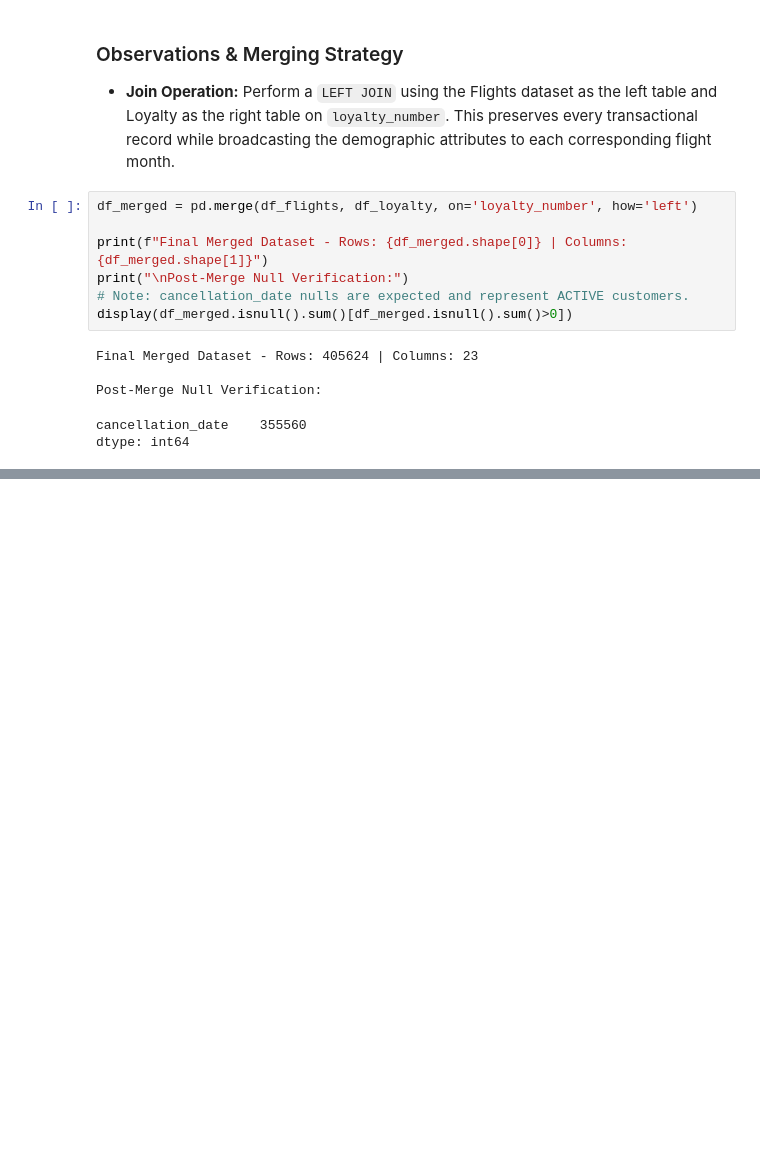
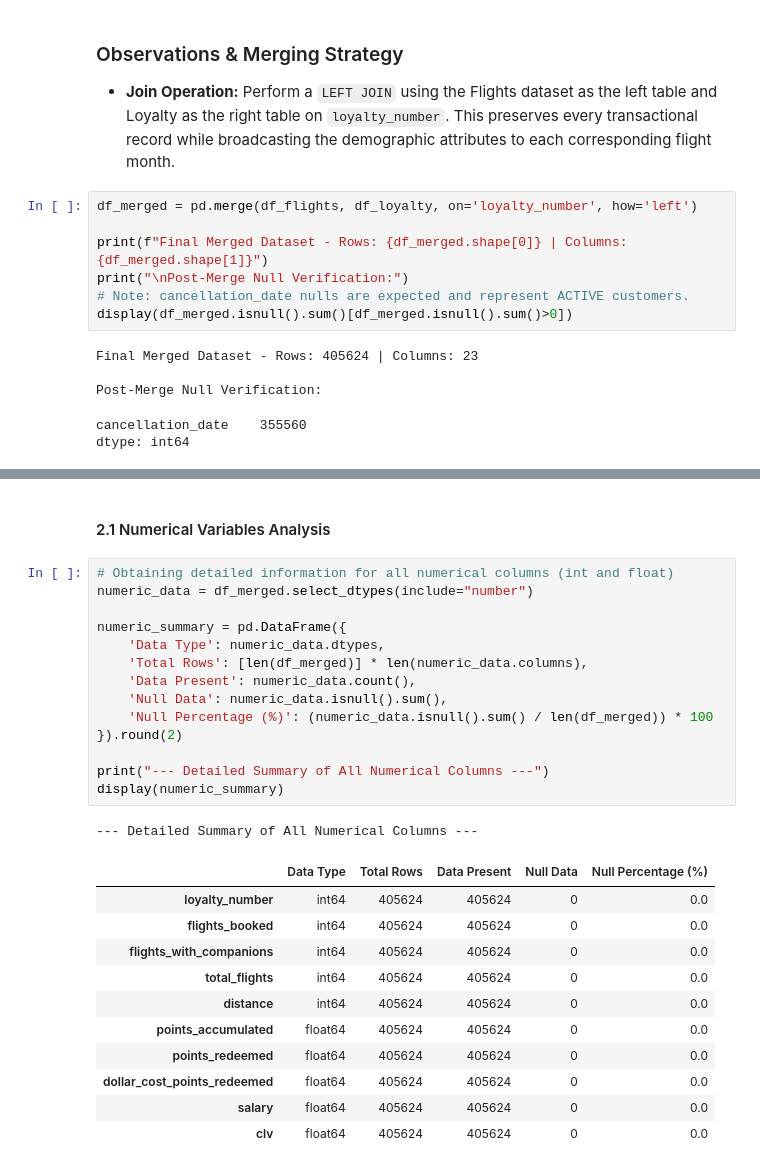
Before and after one commit to Adalab/bda-modulo-3-evaluacion-final-nataliapozoaraque-hash, a Jupyter notebook: flight_loyalty.analysis.ipynb, the cells around one changed output, grey strips where cells are left out. Drawn from its saved outputs; the diff is of its cells as text; blank space fills up the shorter version.

```diff
--- a/flight_loyalty.analysis.ipynb
+++ b/flight_loyalty.analysis.ipynb
@@ -346,0 +391,29 @@ df_merged.sample(5)
+# %% [markdown]
+#### 2.1 Numerical Variables Analysis
+# %%
+# Obtaining detailed information for all numerical columns (int and float)
+numeric_data = df_merged.select_dtypes(include="number")
+
+numeric_summary = pd.DataFrame({
+    'Data Type': numeric_data.dtypes,
+    'Total Rows': [len(df_merged)] * len(numeric_data.columns),
+    'Data Present': numeric_data.count(),
+    'Null Data': numeric_data.isnull().sum(),
+    'Null Percentage (%)': (numeric_data.isnull().sum() / len(df_merged)) * 100
+}).round(2)
+
+print("--- Detailed Summary of All Numerical Columns ---")
+display(numeric_summary)
+# %% [output]
+--- Detailed Summary of All Numerical Columns ---
+|  | Data Type | Total Rows | Data Present | Null Data | Null Percentage (%) |
+| loyalty_number | int64 | 405624 | 405624 | 0 | 0.0 |
+| flights_booked | int64 | 405624 | 405624 | 0 | 0.0 |
+| flights_with_companions | int64 | 405624 | 405624 | 0 | 0.0 |
+| total_flights | int64 | 405624 | 405624 | 0 | 0.0 |
+| distance | int64 | 405624 | 405624 | 0 | 0.0 |
+| points_accumulated | float64 | 405624 | 405624 | 0 | 0.0 |
+| points_redeemed | float64 | 405624 | 405624 | 0 | 0.0 |
+| dollar_cost_points_redeemed | float64 | 405624 | 405624 | 0 | 0.0 |
+| salary | float64 | 405624 | 405624 | 0 | 0.0 |
+| clv | float64 | 405624 | 405624 | 0 | 0.0 |
```
Also changed, not shown: parts of 23 cells of this notebook, 1 other file.
